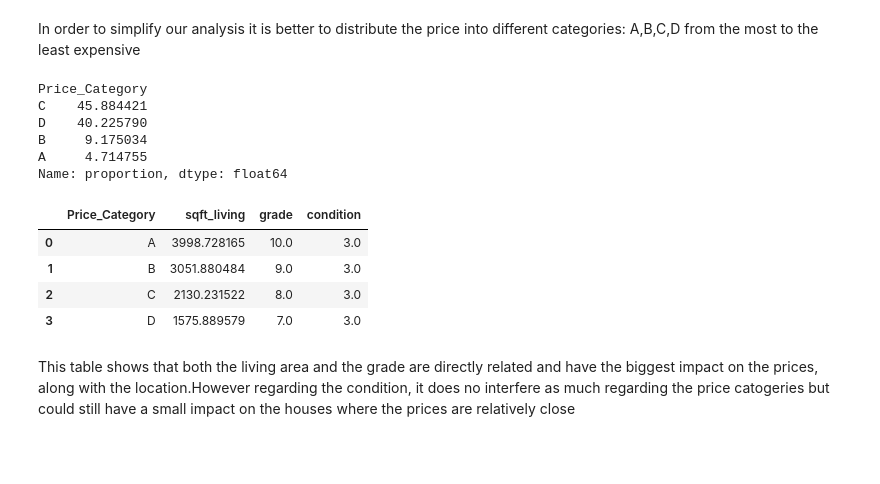
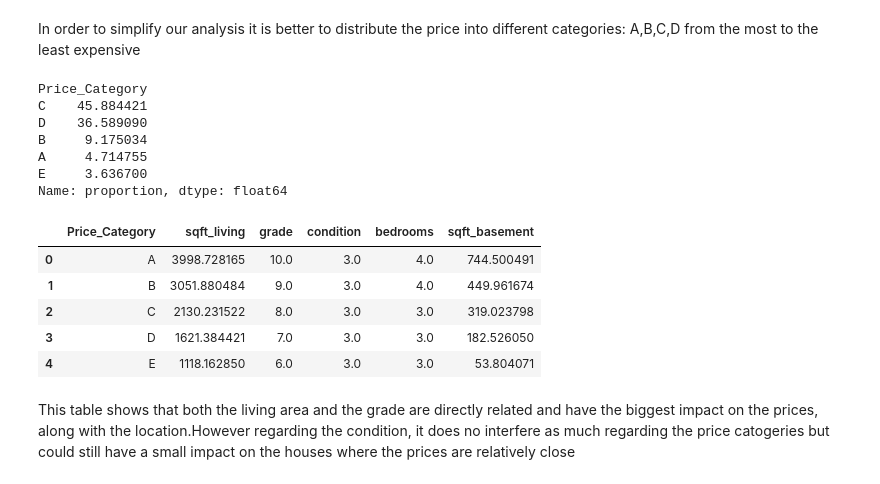
Before and after one commit to Georgess2293/pandas_final_assignment, a Jupyter notebook: main.ipynb, the cells around one changed output. Cells and saved outputs as stored; diff of their text form; code cells hidden in the pictures; blank space fills up the shorter version.

```diff
--- a/main.ipynb
+++ b/main.ipynb
@@ -551,7 +546,9 @@ The price of the houses are more or less stable depending on the area. The house
 In order to simplify our analysis it is better to distribute the price into different categories: A,B,C,D from the most to the least expensive
 # %%
 def condition(x):
-    if (x>=75000 and x<400000):
+    if (x>=75000 and x<200000):
+        return 'E'
+    elif (x>=200000 and x<400000):
         return 'D'
     elif (x>=400000 and x<800000):
         return 'C'
@@ -560,7 +557,7 @@ def condition(x):
     else:
          return 'A'
 # %%
-df2=df1.copy()
+df2=df.copy()
 # %%
 df2['Price_Category']=df2['price'].apply(condition)
 # %%
@@ -568,18 +565,20 @@ df2['Price_Category'].value_counts(normalize=True).mul(100)
 # %% [output]
 Price_Category
 C    45.884421
-D    40.225790
+D    36.589090
 B     9.175034
 A     4.714755
+E     3.636700
 Name: proportion, dtype: float64
 # %%
-df2[['price','sqft_living','grade','condition','Price_Category']].groupby('Price_Category').agg({ 'sqft_living' :'mean','grade':'median','condition':'median'}).reset_index()
+df2[['price','bedrooms','sqft_living','grade','condition','sqft_basement','Price_Category']].groupby('Price_Category').agg({ 'sqft_living' :'mean','grade':'median','condition':'median','bedrooms':'median','sqft_basement':'mean'}).reset_index()
 # %% [output]
-|  | Price_Category | sqft_living | grade | condition |
-| 0 | A | 3998.728165 | 10.0 | 3.0 |
-| 1 | B | 3051.880484 | 9.0 | 3.0 |
-| 2 | C | 2130.231522 | 8.0 | 3.0 |
-| 3 | D | 1575.889579 | 7.0 | 3.0 |
+|  | Price_Category | sqft_living | grade | condition | bedrooms | sqft_basement |
+| 0 | A | 3998.728165 | 10.0 | 3.0 | 4.0 | 744.500491 |
+| 1 | B | 3051.880484 | 9.0 | 3.0 | 4.0 | 449.961674 |
+| 2 | C | 2130.231522 | 8.0 | 3.0 | 3.0 | 319.023798 |
+| 3 | D | 1621.384421 | 7.0 | 3.0 | 3.0 | 182.526050 |
+| 4 | E | 1118.162850 | 6.0 | 3.0 | 3.0 | 53.804071 |
 # %% [markdown]
 This table shows that both the living area and the grade are directly related and have the biggest impact on the prices, along with the location.However regarding the condition, it does no interfere as much regarding the price catogeries but could still have a small impact on the houses where the prices are relatively close
 # %% [markdown]
```
Also changed, not shown: parts of 4 cells of this notebook.
